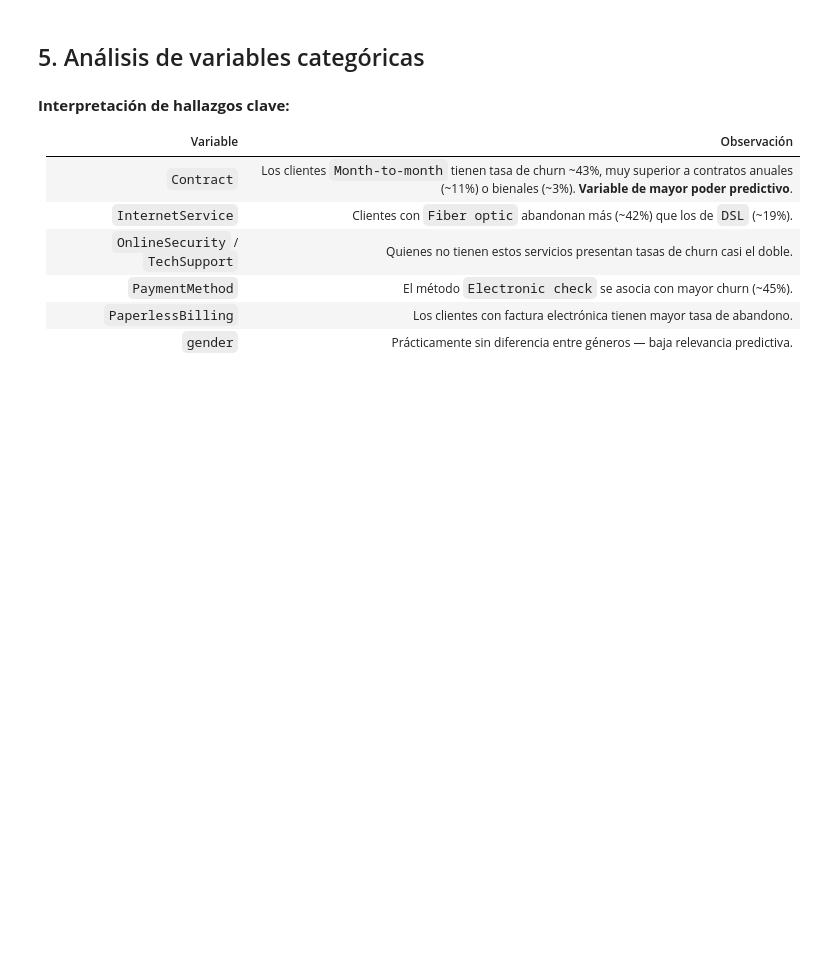
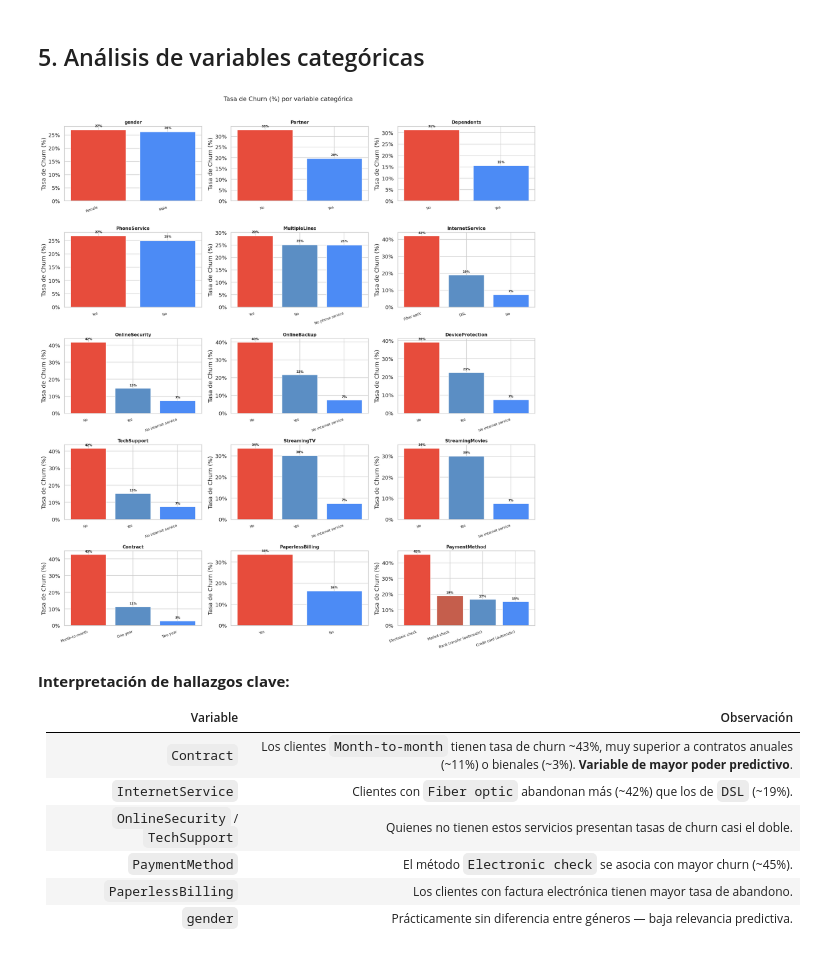
Before and after one commit to luencaro/churn-mlops, a Jupyter notebook: Notebooks/Notebook1_EDA.ipynb, the cells around one changed output. Cells and saved outputs as stored; diff of their text form; code cells hidden in the pictures; blank space fills up the shorter version.

```diff
--- a/Notebooks/Notebook1_EDA.ipynb
+++ b/Notebooks/Notebook1_EDA.ipynb
@@ -150,16 +208,7 @@ n_rows = int(np.ceil(len(cat_cols) / n_cols))
 fig, axes = plt.subplots(n_rows, n_cols, figsize=(16, n_rows * 3.5))
 axes = axes.flatten()
 
-# More distinguishable 4-color palette from blue to red
-# Using clearer progression with better contrast
-""""
-colors_4 = [
-    '#4C8BF5',  # Original blue (lowest churn)
-    '#2C6FD1',  # Darker blue (more contrast)
-    '#D43F29',  # Darker red/orange
-    '#E74C3C'   # Original red (highest churn)
-]
-"""
+
 # Alternative 4-color palette (more gradient-like)
 colors_4 = [
    '#4C8BF5',  # Pure blue
@@ -167,14 +216,6 @@ colors_4 = [
    '#C55E4C',  # Red-orange
    '#E74C3C'   # Pure red
  ]
-
-# Another option with even more contrast
-# colors_4 = [
-#     '#4C8BF5',  # Bright blue
-#     '#3A73C4',  # Medium blue
-#     '#C94F3C',  # Medium red
-#     '#E74C3C'   # Bright red
-# ]
 
 for i, col in enumerate(cat_cols):
     churn_rate = (df_raw.groupby(col)['Churn']
@@ -203,33 +244,35 @@ for i, col in enumerate(cat_cols):
         elif churn_val <= quartiles[2]:
             bar.set_color(colors_4[2])  # Medium-high churn - Darker red
         else:
             bar.set_color(colors_4[3])  # Highest churn - Red
         bar.set_edgecolor('white')
         bar.set_linewidth(1)  # Slightly thicker white lines for separation
 
     # Set x-tick labels
     axes[i].set_xticks(x_positions)
     axes[i].set_xticklabels(merged[col], rotation=20, ha='right', fontsize=8)
 
     axes[i].set_title(col, fontsize=10, fontweight='bold')
     axes[i].set_ylabel('Tasa de Churn (%)')
     axes[i].set_xlabel('')
     axes[i].yaxis.set_major_formatter(mticker.FormatStrFormatter('%.0f%%'))
 
     # Add value labels on top of bars for better readability
     for bar in bars:
         height = bar.get_height()
         if height > 0:
             axes[i].text(bar.get_x() + bar.get_width()/2., height + 1,
                         f'{height:.0f}%', ha='center', va='bottom', fontsize=7, fontweight='bold')
 
 # Ocultar subplots vacíos
 for j in range(i + 1, len(axes)):
     axes[j].set_visible(False)
 
 plt.suptitle('Tasa de Churn (%) por variable categórica', fontsize=14, y=1.01)
 plt.tight_layout()
 plt.show()
+# %% [output]
+[figure, added]
 # %% [markdown]
 **Interpretación de hallazgos clave:**
 
```
Also changed, not shown: parts of 16 cells of this notebook, 11 other files.
